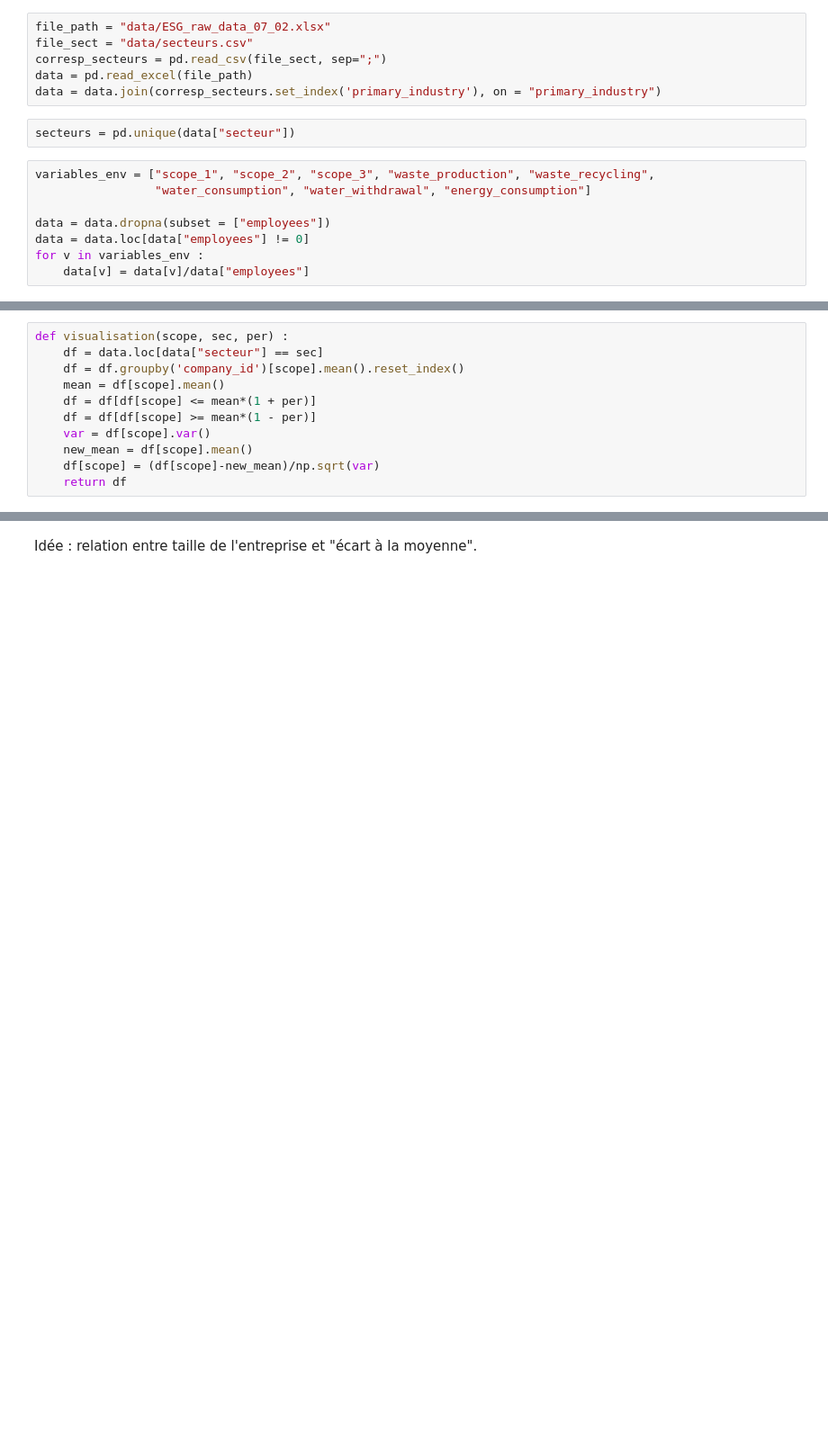
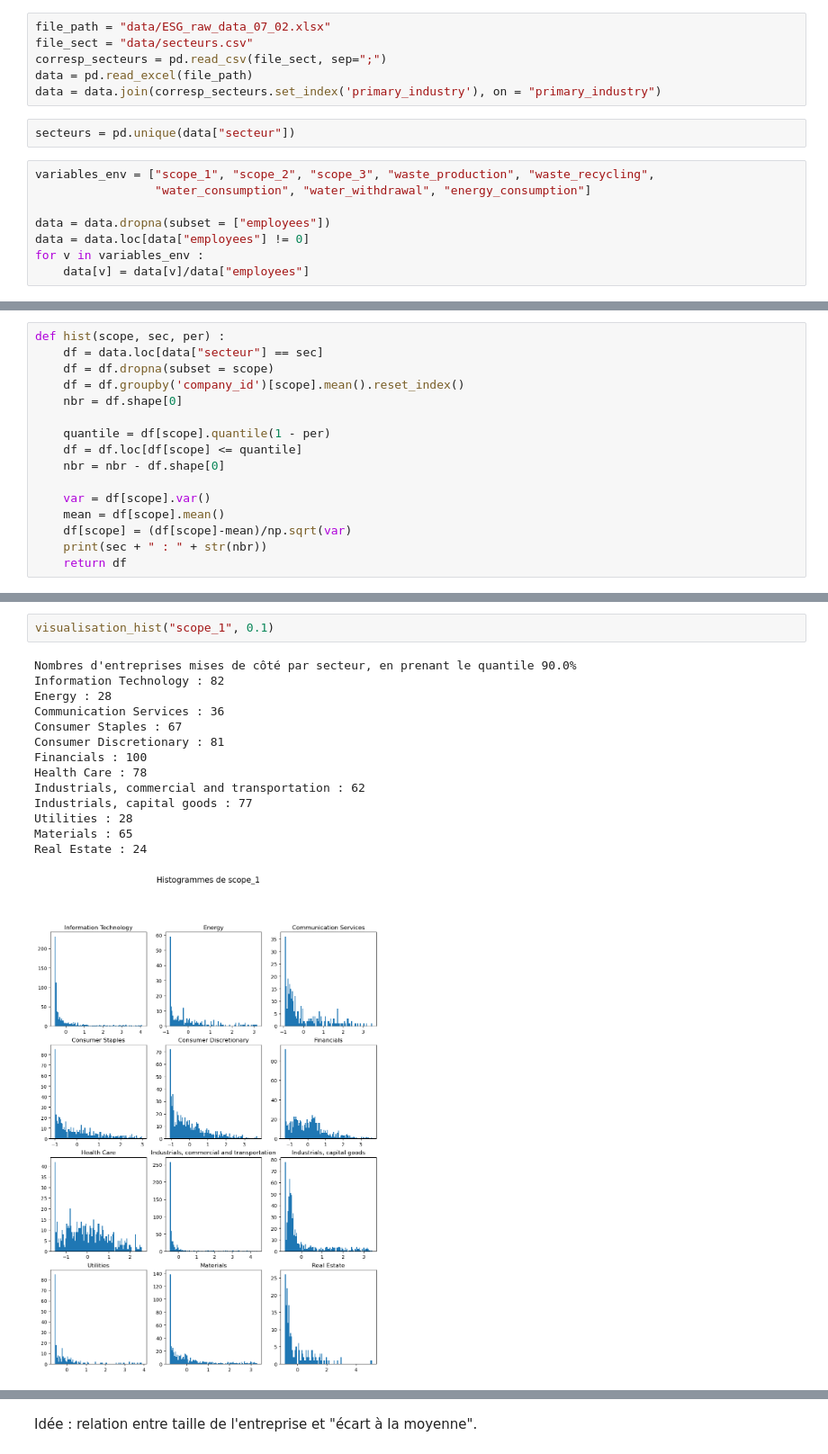
Before and after one commit to pierperri/StatApp, a Jupyter notebook: Analyse sectorielle.ipynb, the cells around one changed output, grey strips where cells are left out. Shown at 90% size. Saved outputs shown, nothing was run; the diff lists cells and outputs as text; blank space fills up the shorter version.

```diff
--- a/Analyse sectorielle.ipynb
+++ b/Analyse sectorielle.ipynb
@@ -34,12 +38,17 @@ for v in variables_env :
 # %%
-def visualisation(scope, sec, per) :
+def hist(scope, sec, per) :
     df = data.loc[data["secteur"] == sec]
+    df = df.dropna(subset = scope)
     df = df.groupby('company_id')[scope].mean().reset_index()
+    nbr = df.shape[0]
+
+    quantile = df[scope].quantile(1 - per)
+    df = df.loc[df[scope] <= quantile]
+    nbr = nbr - df.shape[0]
+
+    var = df[scope].var()
     mean = df[scope].mean()
-    df = df[df[scope] <= mean*(1 + per)]
-    df = df[df[scope] >= mean*(1 - per)]
-    var = df[scope].var()
-    new_mean = df[scope].mean()
-    df[scope] = (df[scope]-new_mean)/np.sqrt(var)
+    df[scope] = (df[scope]-mean)/np.sqrt(var)
+    print(sec + " : " + str(nbr))
     return df
 # %%
@@ -61 +70,18 @@ plt.show()
+# %%
+visualisation_hist("scope_1", 0.1)
+# %% [output]
+Nombres d'entreprises mises de côté par secteur, en prenant le quantile 90.0%
+Information Technology : 82
+Energy : 28
+Communication Services : 36
+Consumer Staples : 67
+Consumer Discretionary : 81
+Financials : 100
+Health Care : 78
+Industrials, commercial and transportation : 62
+Industrials, capital goods : 77
+Utilities : 28
+Materials : 65
+Real Estate : 24
+[figure, added]
 # %%
```
Also changed, not shown: parts of 12 cells of this notebook.
